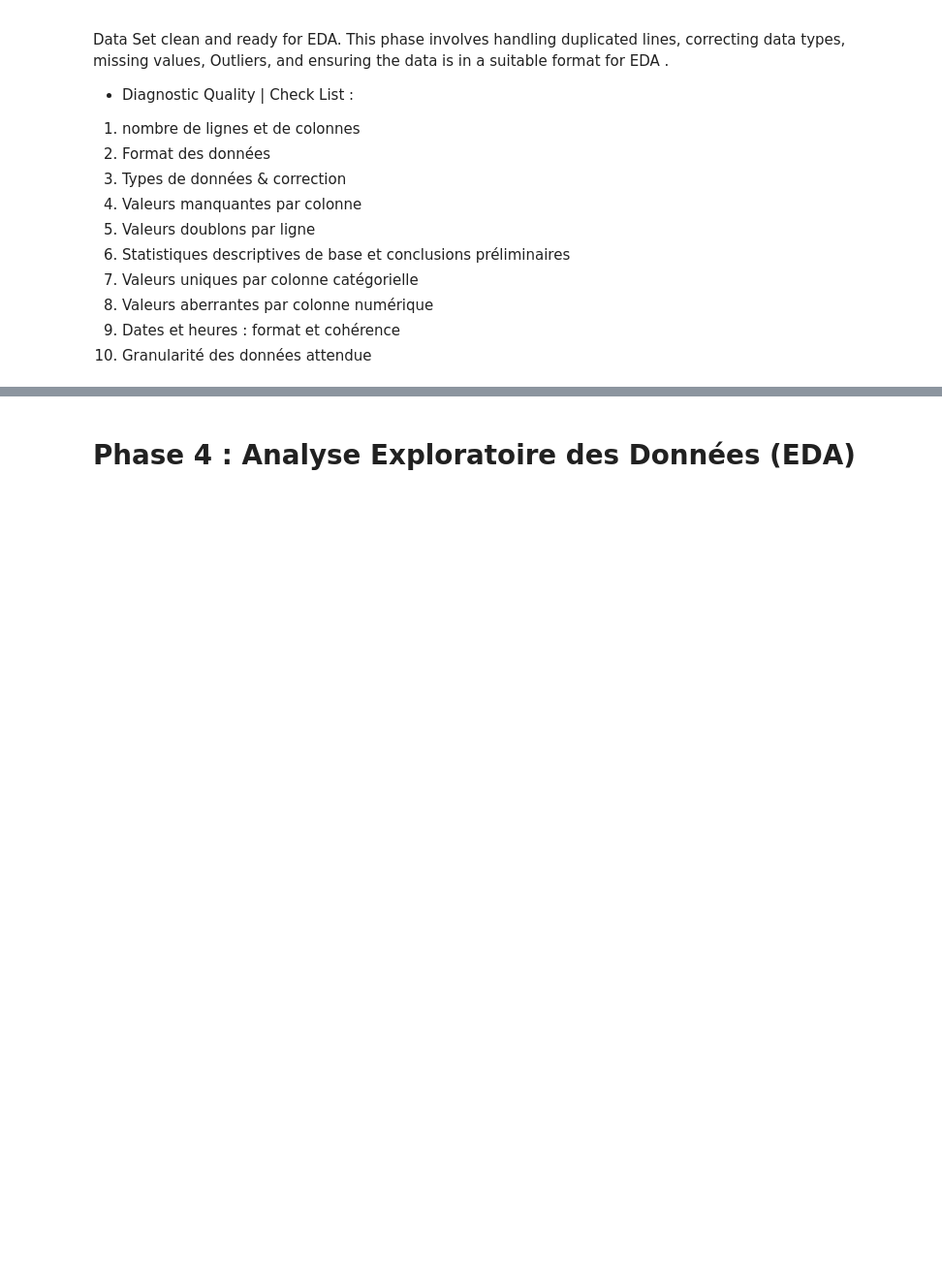
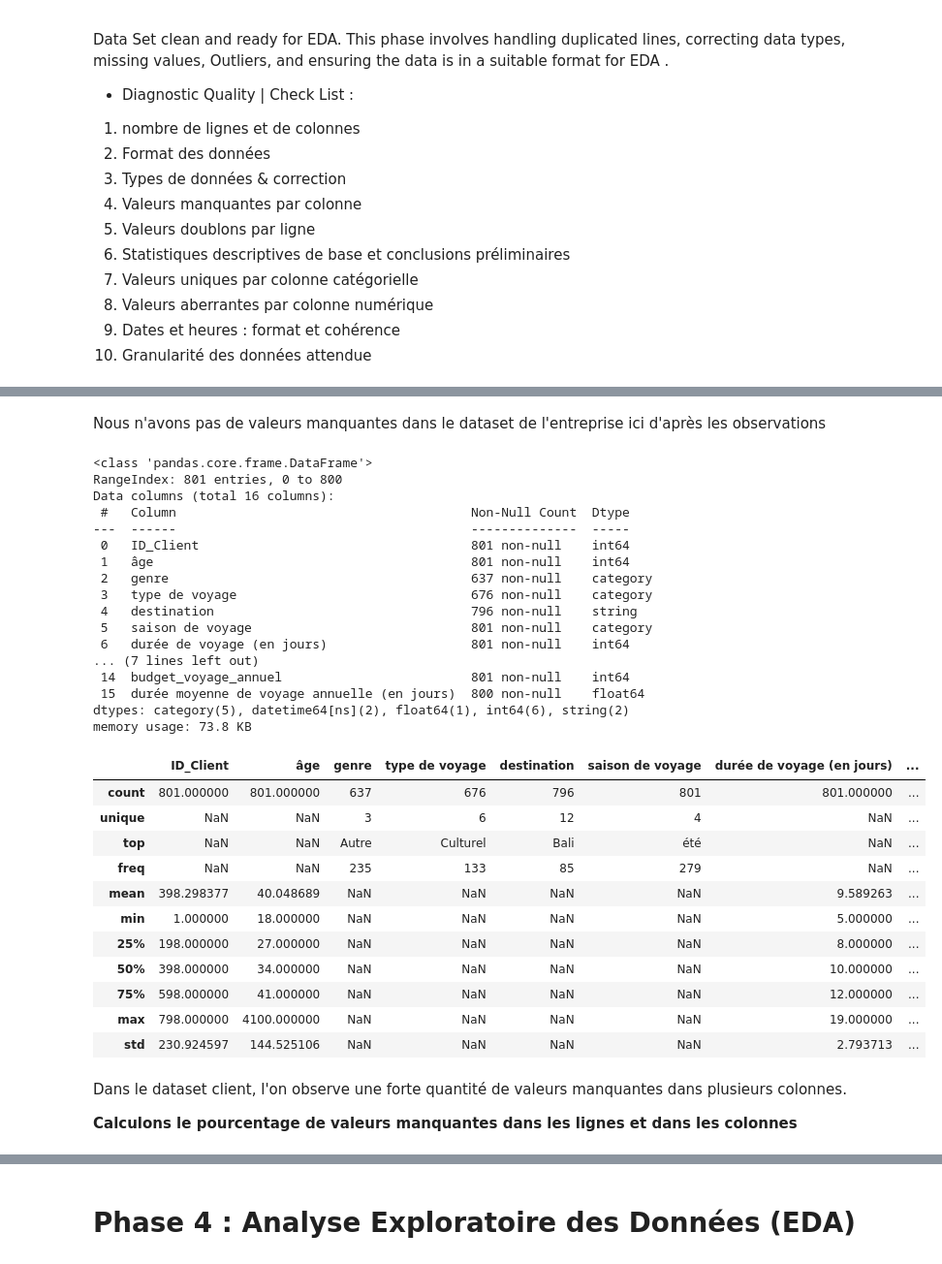
Before and after one commit to kikjabouza/Projet_DataViz, a Jupyter notebook: Projet_DataViz_EDA.ipynb, the cells around one changed output, grey strips where cells are left out. Shown at 97% size. Drawn from its saved outputs; the diff is of its cells as text; code cells hidden in the pictures; blank space fills up the shorter version.

```diff
--- a/Projet_DataViz_EDA.ipynb
+++ b/Projet_DataViz_EDA.ipynb
@@ -160,0 +187,13 @@ Data Set clean and ready for EDA. This phase involves handling duplicated lines,
+# %%
+#Données clients - convertion en type categorie et date
+for col in data_client.select_dtypes(include="object").columns:
+
+    nb_unique = data_client[col].nunique()
+
+    print(f"\n{col}")
+    print(f"Nombre de catégories : {nb_unique}")
+
+    if nb_unique < 10:
+        print("→ Variable catégorielle")
+    else:
+        print("→ Probablement du texte")
@@ -160,0 +329,40 @@ Data Set clean and ready for EDA. This phase involves handling duplicated lines,
+# %% [markdown]
+Nous n'avons pas de valeurs manquantes dans le dataset de l'entreprise ici d'après les observations
+# %%
+#Données clients
+data_client.info()
+data_client.describe(include='all')
+# %% [output]
+<class 'pandas.core.frame.DataFrame'>
+RangeIndex: 801 entries, 0 to 800
+Data columns (total 16 columns):
+ #   Column                                       Non-Null Count  Dtype
+---  ------                                       --------------  -----
+ 0   ID_Client                                    801 non-null    int64
+ 1   âge                                          801 non-null    int64
+ 2   genre                                        637 non-null    category
+ 3   type de voyage                               676 non-null    category
+ 4   destination                                  796 non-null    string
+ 5   saison de voyage                             801 non-null    category
+ 6   durée de voyage (en jours)                   801 non-null    int64
+... (7 lines left out)
+ 14  budget_voyage_annuel                         801 non-null    int64
+ 15  durée moyenne de voyage annuelle (en jours)  800 non-null    float64
+dtypes: category(5), datetime64[ns](2), float64(1), int64(6), string(2)
+memory usage: 73.8 KB
+|  | ID_Client | âge | genre | type de voyage | destination | saison de voyage | durée de voyage (en jours) | ... |
+| count | 801.000000 | 801.000000 | 637 | 676 | 796 | 801 | 801.000000 | ... |
+| unique | NaN | NaN | 3 | 6 | 12 | 4 | NaN | ... |
+| top | NaN | NaN | Autre | Culturel | Bali | été | NaN | ... |
+| freq | NaN | NaN | 235 | 133 | 85 | 279 | NaN | ... |
+| mean | 398.298377 | 40.048689 | NaN | NaN | NaN | NaN | 9.589263 | ... |
+| min | 1.000000 | 18.000000 | NaN | NaN | NaN | NaN | 5.000000 | ... |
+| 25% | 198.000000 | 27.000000 | NaN | NaN | NaN | NaN | 8.000000 | ... |
+| 50% | 398.000000 | 34.000000 | NaN | NaN | NaN | NaN | 10.000000 | ... |
+| 75% | 598.000000 | 41.000000 | NaN | NaN | NaN | NaN | 12.000000 | ... |
+| max | 798.000000 | 4100.000000 | NaN | NaN | NaN | NaN | 19.000000 | ... |
+| std | 230.924597 | 144.525106 | NaN | NaN | NaN | NaN | 2.793713 | ... |
+# %% [markdown]
+Dans le dataset client, l'on observe une forte quantité de valeurs manquantes dans plusieurs colonnes.
+
+**Calculons le pourcentage de valeurs manquantes dans les lignes et dans les colonnes**
```
Also changed, not shown: parts of 53 cells of this notebook.
